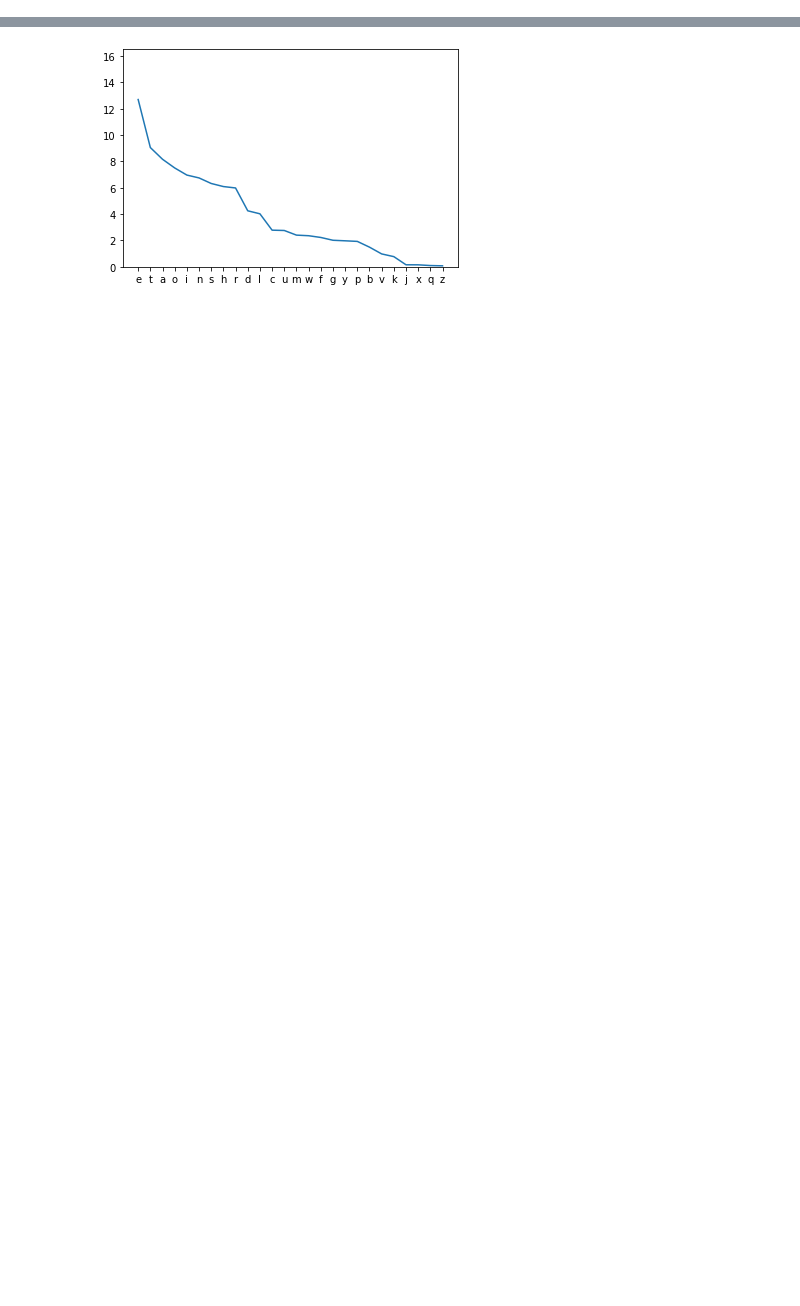
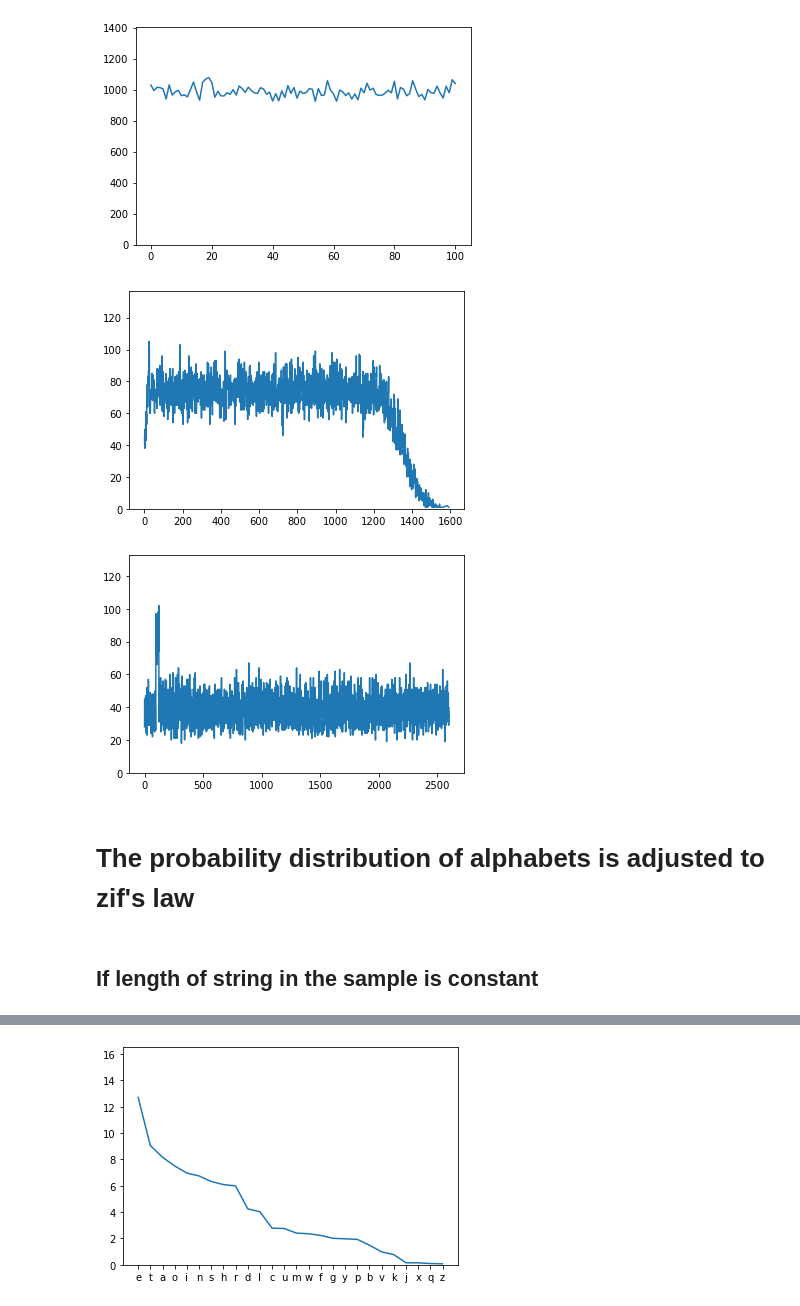
Before and after one commit to NandigamCharan/Leetcode, a Jupyter notebook: insights/Rabin Karp.ipynb, the cells around one changed output, grey strips where cells are left out. Cells and saved outputs as stored; diff of their text form; code cells hidden in the pictures; blank space fills up the shorter version.

```diff
--- a/insights/Rabin Karp.ipynb
+++ b/insights/Rabin Karp.ipynb
@@ -58,5 +77,6 @@ plot(sum_uniform)
 # %%
 # For random length string
-hash_uniform_random = {}
-sum_uniform_random = {}
-random_sample(size, hash_uniform_random, sum_uniform_random, random_length = True)
+words_random = word_gen(size, random_length=True)
+hash_random = sample(hash, words_random)
+sum_random = sample(sum, words_random)
+big_random = sample(bighash, words_random)
@@ -69 +83,11 @@ plot(sum_uniform_random)
+# %%
+plot(hash_random)
+plot(sum_random)
+plot(big_random)
+# %% [output]
+[figure, added]
+[figure, added]
+[figure, added]
+# %% [markdown]
+# The probability distribution of alphabets is adjusted to zif's law
 # %%
@@ -102,0 +114,2 @@ words = random_sample_zif(size, hash_zif, sum_zif, n)
+# %% [markdown]
+## If length of string in the sample is constant
```
Also changed, not shown: parts of 23 cells of this notebook.
